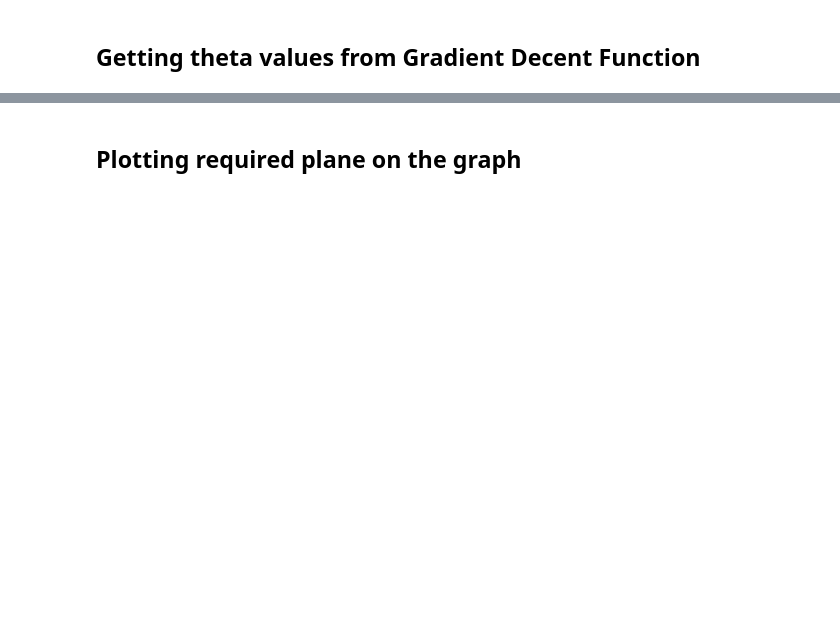
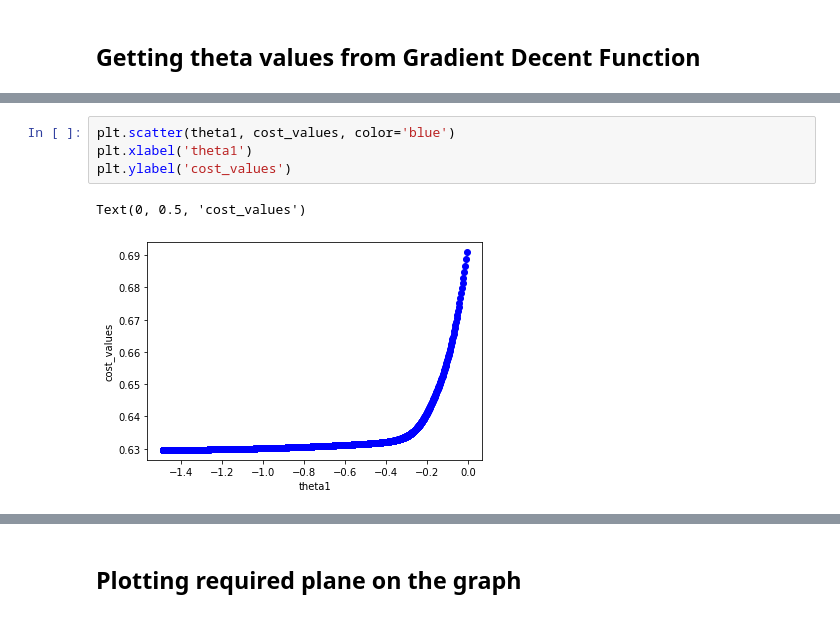
Before and after one commit to Fahadh4444/Machine_Learning, a Jupyter notebook: Concepts/Supervised Learning/Classification/Logistic Regression/Binary Logistic Regression/Binary Logistic Regression with graphs.ipynb, the cells around one changed output, grey strips where cells are left out. Drawn from its saved outputs; the diff is of its cells as text; blank space fills up the shorter version.

```diff
--- a/Concepts/Supervised Learning/Classification/Logistic Regression/Binary Logistic Regression/Binary Logistic Regression with graphs.ipynb
+++ b/Concepts/Supervised Learning/Classification/Logistic Regression/Binary Logistic Regression/Binary Logistic Regression with graphs.ipynb
@@ -92,0 +116,7 @@ Text(0, 0.5, 's')
+# %%
+plt.scatter(theta1, cost_values, color='blue')
+plt.xlabel('theta1')
+plt.ylabel('cost_values')
+# %% [output]
+Text(0, 0.5, 'cost_values')
+[figure, added]
```
Also changed, not shown: parts of 8 cells of this notebook.
